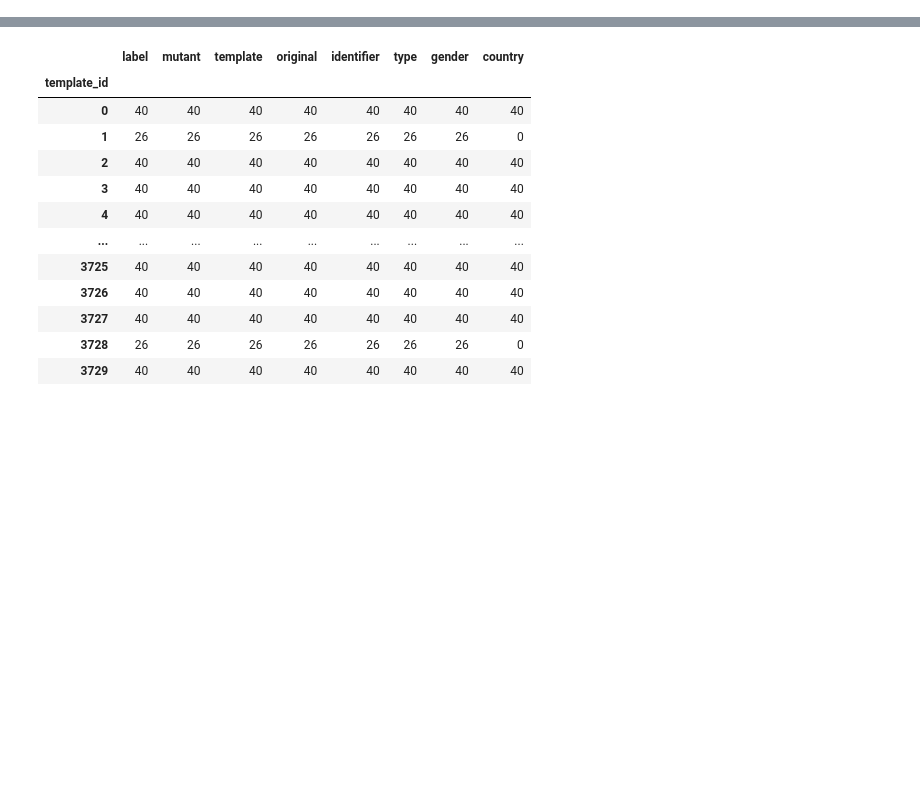
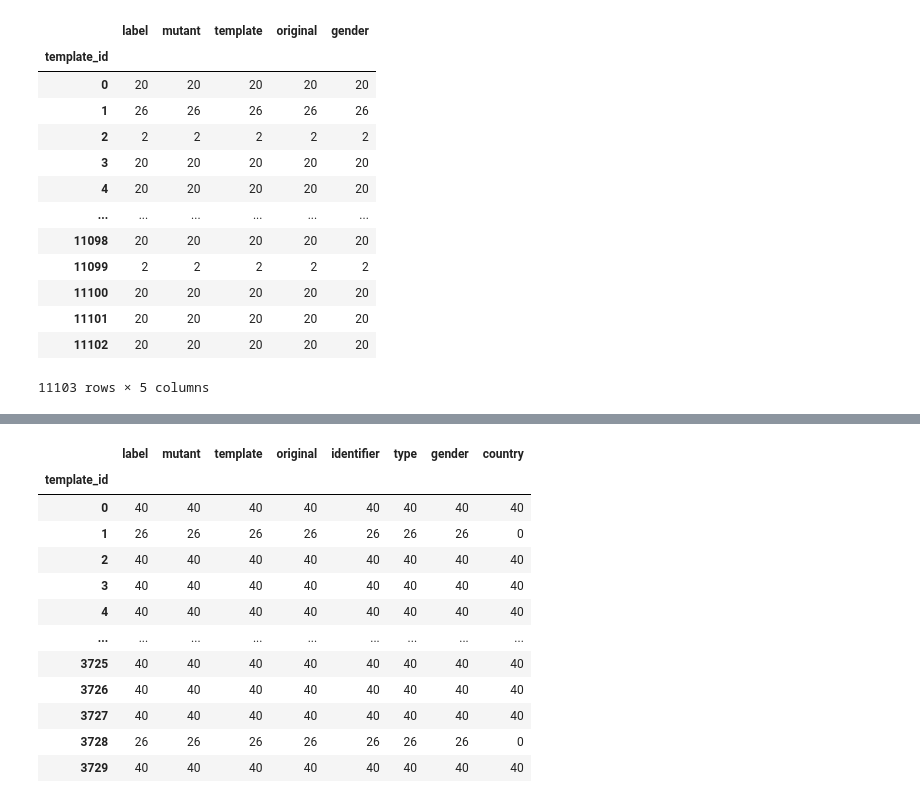
Before and after one commit to soarsmu/BiasFinder, a Jupyter notebook: codes/gender/mutant-generation.ipynb, the cells around one changed output, grey strips where cells are left out. Drawn from its saved outputs; the diff is of its cells as text; code cells hidden in the pictures; blank space fills up the shorter version.

```diff
--- a/codes/gender/mutant-generation.ipynb
+++ b/codes/gender/mutant-generation.ipynb
@@ -242,0 +116,18 @@ dmutant
+# %%
+gb = dm.groupby("template_id")
+gb.count()
+# %% [output]
+|  | label | mutant | template | original | gender |
+| template_id |  |  |  |  |  |
+| 0 | 20 | 20 | 20 | 20 | 20 |
+| 1 | 26 | 26 | 26 | 26 | 26 |
+| 2 | 2 | 2 | 2 | 2 | 2 |
+| 3 | 20 | 20 | 20 | 20 | 20 |
+| 4 | 20 | 20 | 20 | 20 | 20 |
+| ... | ... | ... | ... | ... | ... |
+| 11098 | 20 | 20 | 20 | 20 | 20 |
+| 11099 | 2 | 2 | 2 | 2 | 2 |
+| 11100 | 20 | 20 | 20 | 20 | 20 |
+| 11101 | 20 | 20 | 20 | 20 | 20 |
+| 11102 | 20 | 20 | 20 | 20 | 20 |
+11103 rows × 5 columns
```
Also changed, not shown: parts of 45 cells of this notebook, 19 other files.
